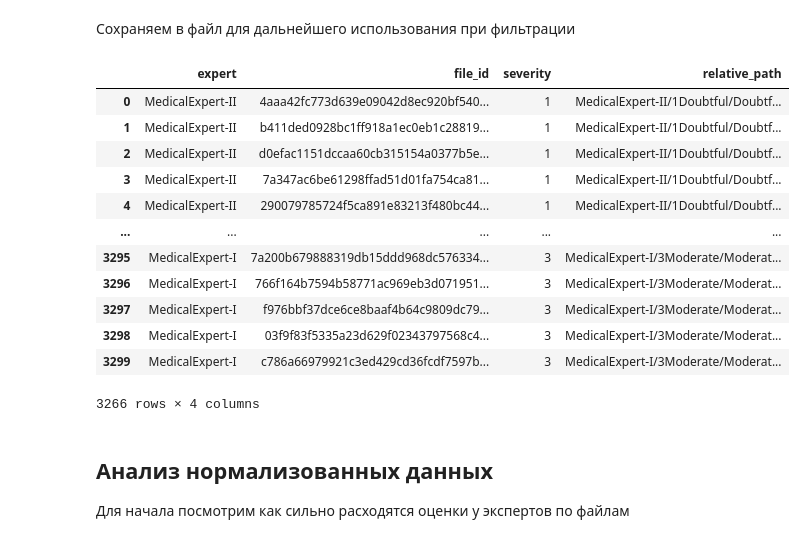
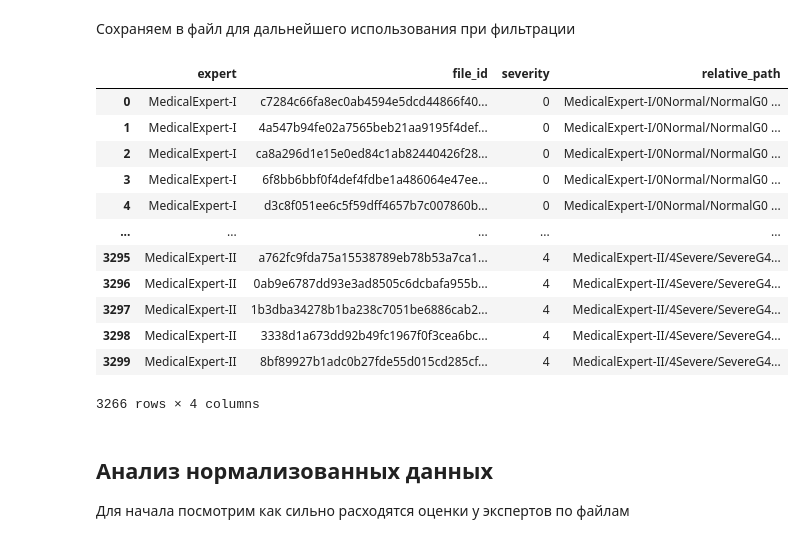
Before and after one commit to TiunovNN/hse-knee-xray-research, a Jupyter notebook: EDA/EDA.ipynb, the cells around one changed output. Saved outputs shown, nothing was run; the diff lists cells and outputs as text; code cells hidden in the pictures.

```diff
--- a/EDA/EDA.ipynb
+++ b/EDA/EDA.ipynb
@@ -30,13 +43,11 @@ import matplotlib.pyplot as plt
 # %% [markdown]
 ## Собираем метаданные датасета
 # %%
-import re
+import io
 import hashlib
-from pathlib import Path
 from dataclasses import dataclass
+from concurrent.futures import ThreadPoolExecutor
 
-file_pattern = re.compile(r'\w+\s+\((\d+)\)\.png')
-directory = Path('~/Downloads/hse/archive (1)').expanduser()
 
 @dataclass()
 class Metadata:
@@ -46,17 +57,29 @@ class Metadata:
     relative_path: str
 
 
-def parse_path(file: Path) -> Metadata:
-    data_bytes = file.read_bytes()
+def parse_path(key: str) -> Metadata:
+    buffer = io.BytesIO()
+    s3_client.download_fileobj(BUCKET_NAME, key, buffer)
+    data_bytes = buffer.getvalue()
     hash1 = hashlib.sha256(data_bytes).hexdigest()
     hash2 = hashlib.md5(data_bytes).hexdigest()
-    path = file.relative_to(directory)
-    severity = str(path.parent.name)
-    expert = str(path.parent.parent.name)
-    return Metadata(expert, f'{hash1}:{hash2}', severity, str(path))
+    path = key.removeprefix(DATASET_DIR)
+    expert, severity, _ = path.split('/')
+    return Metadata(expert, f'{hash1}:{hash2}', severity, path)
+
+def iterate_by_files():
+    paginator = s3_client.get_paginator('list_objects')
+    result = paginator.paginate(Bucket=BUCKET_NAME, Prefix=DATASET_DIR)
+    for page in result:
+        for s3_object in page['Contents']:
+            if s3_object['Key'].endswith('.png'):
+                yield s3_object['Key']
+
 
 raw_data = []
-for file in directory.rglob('*.png'):
-    raw_data.append(parse_path(file))
-len(raw_data)
+with ThreadPoolExecutor(max_workers=50) as pool:
+    for data in pool.map(parse_path, iterate_by_files()):
+        raw_data.append(data)
+        if len(raw_data) % 100 == 0:
+            print(len(raw_data))
 # %% [output]
@@ -210,21 +243,21 @@ Name: relative_path, dtype: object
 # %%
 deleted_paths.to_csv('deleted_paths.csv', index=False)
 # %%
-data = data.drop_duplicates(['expert', 'file_id'], keep='first')
-data
+unique_data = data.drop_duplicates(['expert', 'file_id'], keep='first')
+unique_data
 # %% [output]
 |  | expert | file_id | severity | relative_path |
-| 0 | MedicalExpert-II | 4aaa42fc773d639e09042d8ec920bf540... | 1 | MedicalExpert-II/1Doubtful/Doubtf... |
-| 1 | MedicalExpert-II | b411ded0928bc1ff918a1ec0eb1c28819... | 1 | MedicalExpert-II/1Doubtful/Doubtf... |
-| 2 | MedicalExpert-II | d0efac1151dccaa60cb315154a0377b5e... | 1 | MedicalExpert-II/1Doubtful/Doubtf... |
-| 3 | MedicalExpert-II | 7a347ac6be61298ffad51d01fa754ca81... | 1 | MedicalExpert-II/1Doubtful/Doubtf... |
-| 4 | MedicalExpert-II | 290079785724f5ca891e83213f480bc44... | 1 | MedicalExpert-II/1Doubtful/Doubtf... |
+| 0 | MedicalExpert-I | c7284c66fa8ec0ab4594e5dcd44866f40... | 0 | MedicalExpert-I/0Normal/NormalG0 ... |
+| 1 | MedicalExpert-I | 4a547b94fe02a7565beb21aa9195f4def... | 0 | MedicalExpert-I/0Normal/NormalG0 ... |
+| 2 | MedicalExpert-I | ca8a296d1e15e0ed84c1ab82440426f28... | 0 | MedicalExpert-I/0Normal/NormalG0 ... |
+| 3 | MedicalExpert-I | 6f8bb6bbf0f4def4fdbe1a486064e47ee... | 0 | MedicalExpert-I/0Normal/NormalG0 ... |
+| 4 | MedicalExpert-I | d3c8f051ee6c5f59dff4657b7c007860b... | 0 | MedicalExpert-I/0Normal/NormalG0 ... |
 | ... | ... | ... | ... | ... |
-| 3295 | MedicalExpert-I | 7a200b679888319db15ddd968dc576334... | 3 | MedicalExpert-I/3Moderate/Moderat... |
-| 3296 | MedicalExpert-I | 766f164b7594b58771ac969eb3d071951... | 3 | MedicalExpert-I/3Moderate/Moderat... |
-| 3297 | MedicalExpert-I | f976bbf37dce6ce8baaf4b64c9809dc79... | 3 | MedicalExpert-I/3Moderate/Moderat... |
-| 3298 | MedicalExpert-I | 03f9f83f5335a23d629f02343797568c4... | 3 | MedicalExpert-I/3Moderate/Moderat... |
-| 3299 | MedicalExpert-I | c786a66979921c3ed429cd36fcdf7597b... | 3 | MedicalExpert-I/3Moderate/Moderat... |
+| 3295 | MedicalExpert-II | a762fc9fda75a15538789eb78b53a7ca1... | 4 | MedicalExpert-II/4Severe/SevereG4... |
+| 3296 | MedicalExpert-II | 0ab9e6787dd93e3ad8505c6dcbafa955b... | 4 | MedicalExpert-II/4Severe/SevereG4... |
+| 3297 | MedicalExpert-II | 1b3dba34278b1ba238c7051be6886cab2... | 4 | MedicalExpert-II/4Severe/SevereG4... |
+| 3298 | MedicalExpert-II | 3338d1a673dd92b49fc1967f0f3cea6bc... | 4 | MedicalExpert-II/4Severe/SevereG4... |
+| 3299 | MedicalExpert-II | 8bf89927b1adc0b27fde55d015cd285cf... | 4 | MedicalExpert-II/4Severe/SevereG4... |
 3266 rows × 4 columns
 # %% [markdown]
 ## Анализ нормализованных данных
```
Also changed, not shown: parts of 21 cells of this notebook, 3 other files.
